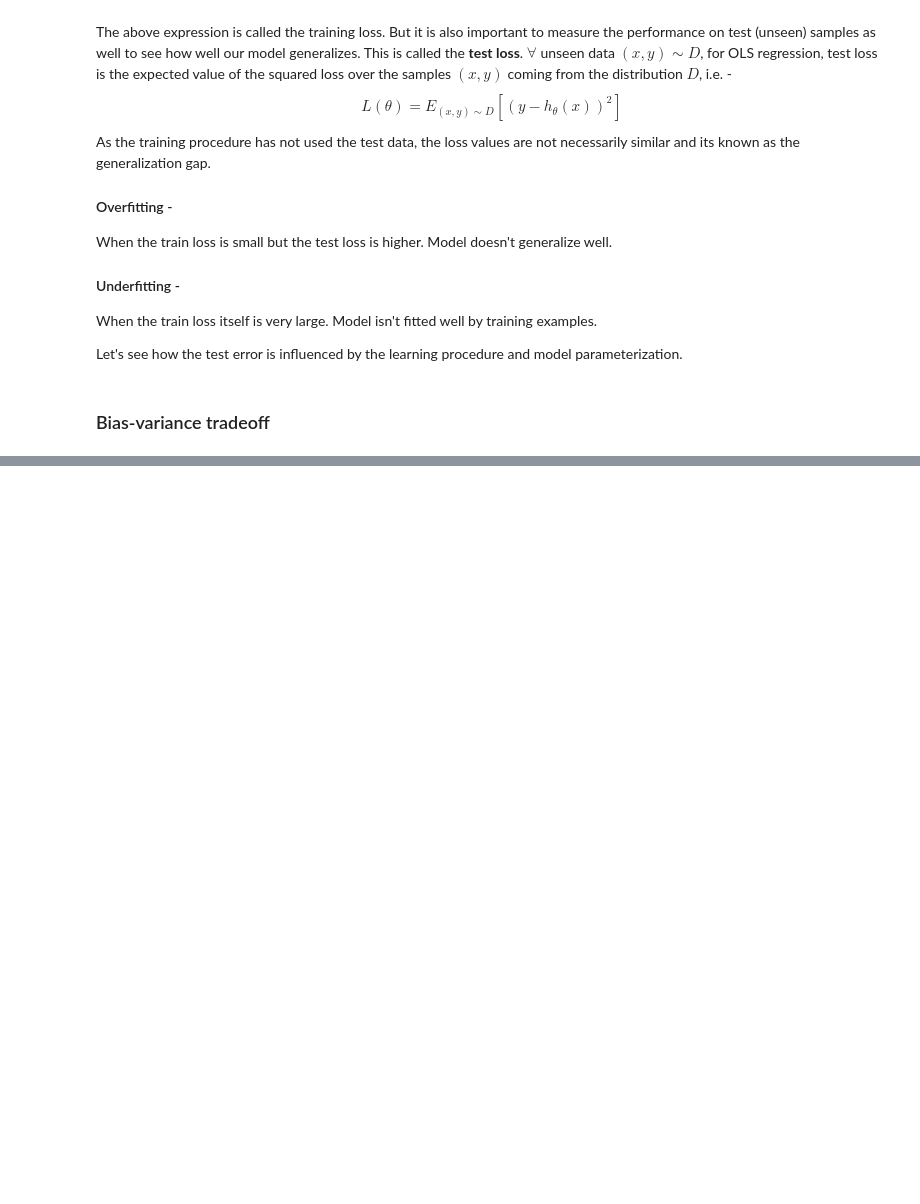
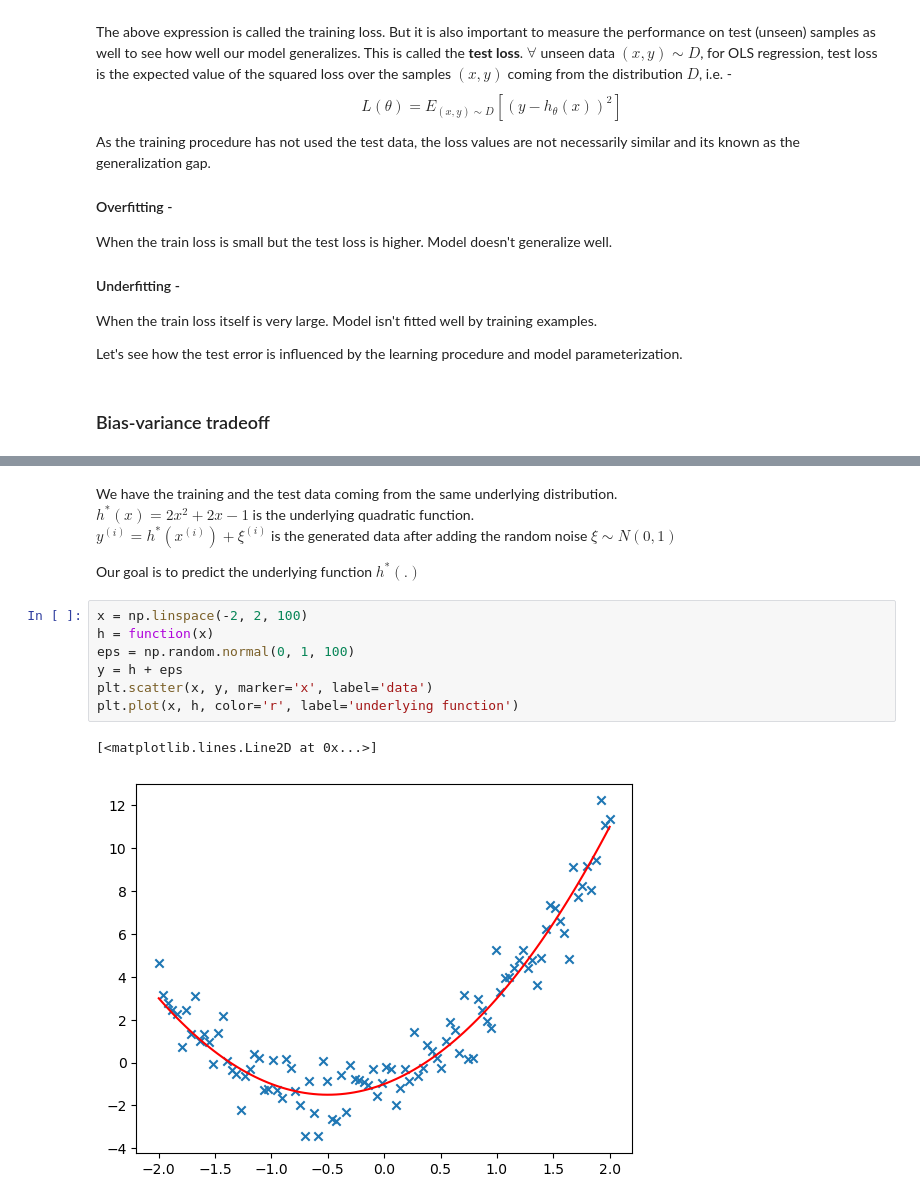
Before and after one commit to AshishSinha5/course_notes, a Jupyter notebook: cs229/chapter_8.ipynb, the cells around one changed output, grey strips where cells are left out. Drawn from its saved outputs; the diff is of its cells as text; blank space fills up the shorter version.

```diff
--- a/cs229/chapter_8.ipynb
+++ b/cs229/chapter_8.ipynb
@@ -23,0 +77,16 @@ Let's see how the test error is influenced by the learning procedure and model p
+# %% [markdown]
+We have the training and the test data coming from the same underlying distribution. <br>
+$h^{*}(x) = 2x^2 + 2x - 1$ is the underlying quadratic function. <br>
+$y^{(i)} = h^{*}(x^{(i)}) + \xi^{(i)}$ is the generated data after adding the random noise $\xi \sim N(0, 1)$
+
+Our goal is to predict the underlying function $h^{*}(.)$
+# %%
+x = np.linspace(-2, 2, 100)
+h = function(x)
+eps = np.random.normal(0, 1, 100)
+y = h + eps
+plt.scatter(x, y, marker='x', label='data')
+plt.plot(x, h, color='r', label='underlying function')
+# %% [output]
+[<matplotlib.lines.Line2D at 0x...>]
+[figure, added]
```
Also changed, not shown: parts of 10 cells of this notebook.
